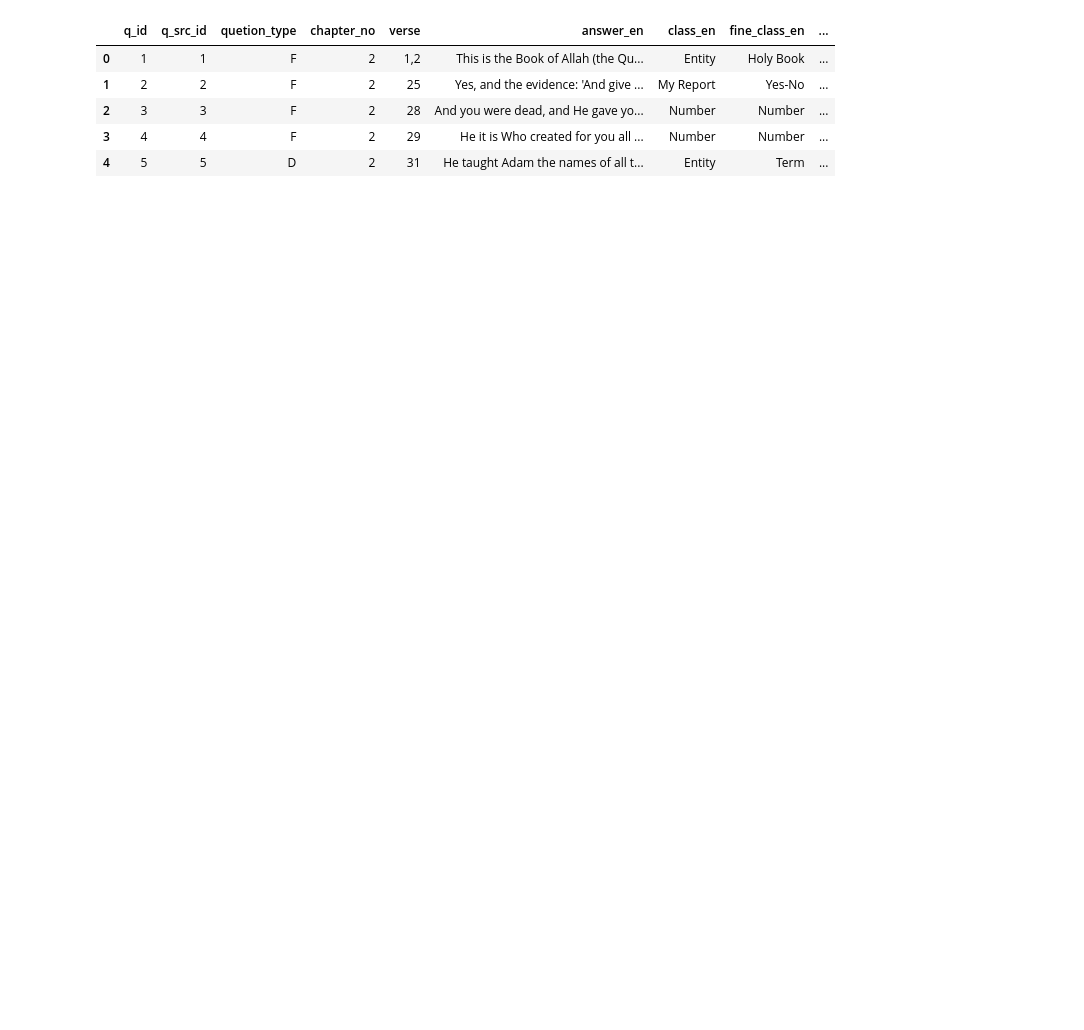
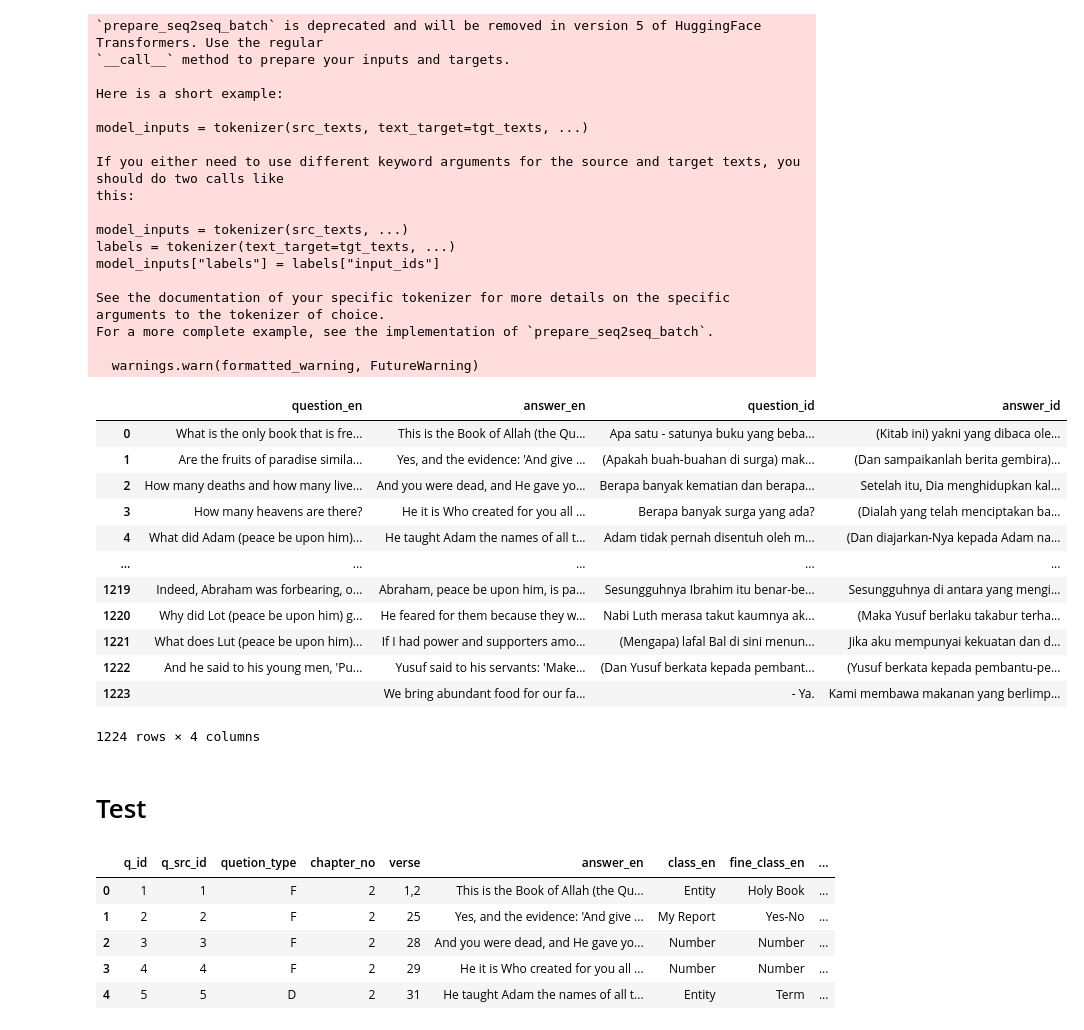
Before and after one commit to 337ubaid/quran-indo, a Jupyter notebook: sbert/qa_dataset_ar_en.ipynb, the cells around one changed output. Cells and saved outputs as stored; diff of their text form; code cells hidden in the pictures; blank space fills up the shorter version.

```diff
--- a/sbert/qa_dataset_ar_en.ipynb
+++ b/sbert/qa_dataset_ar_en.ipynb
@@ -8,0 +38,5 @@ dataset.shape
+# %%
+import torch
+#Select the device
+device = torch.device('cuda' if torch.cuda.is_available() else 'cpu')
+model.to(device)
@@ -8,0 +61,6 @@ dataset.shape
+# %%
+# Fungsi translate
+def translate(text):
+    batch = tokenizer.prepare_seq2seq_batch([text], return_tensors="pt").to(device)
+    translated = model.generate(**batch)
+    return tokenizer.decode(translated[0], skip_special_tokens=True)
@@ -13,0 +114,3 @@ df.head()
+# %%
+df = df[['question_en','answer_en']]
+df
@@ -13,0 +131,3 @@ df.head()
+# %%
+df['question_id'] = df['question_en'].progress_apply(translate)
+df
@@ -13,0 +166,35 @@ df.head()
+# %%
+df['answer_id'] = df['answer_en'].progress_apply(translate)
+df
+# %% [output]
+`prepare_seq2seq_batch` is deprecated and will be removed in version 5 of HuggingFace Transformers. Use the regular
+`__call__` method to prepare your inputs and targets.
+
+Here is a short example:
+
+model_inputs = tokenizer(src_texts, text_target=tgt_texts, ...)
+
+If you either need to use different keyword arguments for the source and target texts, you should do two calls like
+this:
+
+model_inputs = tokenizer(src_texts, ...)
+labels = tokenizer(text_target=tgt_texts, ...)
+model_inputs["labels"] = labels["input_ids"]
+
+See the documentation of your specific tokenizer for more details on the specific arguments to the tokenizer of choice.
+For a more complete example, see the implementation of `prepare_seq2seq_batch`.
+
+  warnings.warn(formatted_warning, FutureWarning)
+|  | question_en | answer_en | question_id | answer_id |
+| 0 | What is the only book that is fre... | This is the Book of Allah (the Qu... | Apa satu - satunya buku yang beba... | (Kitab ini) yakni yang dibaca ole... |
+| 1 | Are the fruits of paradise simila... | Yes, and the evidence: 'And give ... | (Apakah buah-buahan di surga) mak... | (Dan sampaikanlah berita gembira)... |
+| 2 | How many deaths and how many live... | And you were dead, and He gave yo... | Berapa banyak kematian dan berapa... | Setelah itu, Dia menghidupkan kal... |
+| 3 | How many heavens are there? | He it is Who created for you all ... | Berapa banyak surga yang ada? | (Dialah yang telah menciptakan ba... |
+| 4 | What did Adam (peace be upon him)... | He taught Adam the names of all t... | Adam tidak pernah disentuh oleh m... | (Dan diajarkan-Nya kepada Adam na... |
+| ... | ... | ... | ... | ... |
+| 1219 | Indeed, Abraham was forbearing, o... | Abraham, peace be upon him, is pa... | Sesungguhnya Ibrahim itu benar-be... | Sesungguhnya di antara yang mengi... |
+| 1220 | Why did Lot (peace be upon him) g... | He feared for them because they w... | Nabi Luth merasa takut kaumnya ak... | (Maka Yusuf berlaku takabur terha... |
+| 1221 | What does Lut (peace be upon him)... | If I had power and supporters amo... | (Mengapa) lafal Bal di sini menun... | Jika aku mempunyai kekuatan dan d... |
+| 1222 | And he said to his young men, 'Pu... | Yusuf said to his servants: 'Make... | (Dan Yusuf berkata kepada pembant... | (Yusuf berkata kepada pembantu-pe... |
+| 1223 |  | We bring abundant food for our fa... | - Ya. | Kami membawa makanan yang berlimp... |
+1224 rows × 4 columns
@@ -14 +203,3 @@ df.head()
+# %% [markdown]
+# Test
 # %%
```
Also changed, not shown: parts of 16 cells of this notebook, 4 other files.
